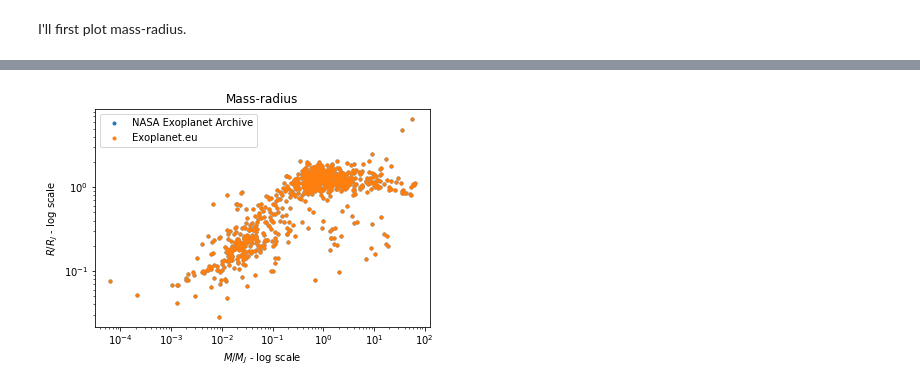
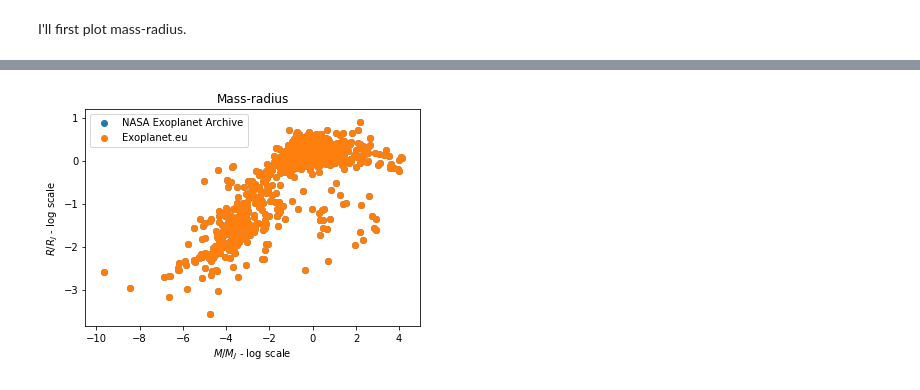
Before and after one commit to anaclb/exoplanets, a Jupyter notebook: read_file.ipynb, the cells around one changed output, grey strips where cells are left out. Cells and saved outputs as stored; diff of their text form; code cells hidden in the pictures.

```diff
--- a/read_file.ipynb
+++ b/read_file.ipynb
@@ -9,8 +9,8 @@ from sklearn.cluster import KMeans
    *  Mass, radius, orbital period, host star metallicity, eccentricity, equilibrium temperature.
    * Semimajor axis a may be relevant too
 # %%
-file_US="/home/bolacha/University/Project/code/data2-example/selection_US.rdb"
-file_EU="/home/bolacha/University/Project/code/data2-example/selection_EU.rdb"
+file_US="/home/bolacha/University/Project/code/data-example/all_data_US.rdb"
+file_EU="/home/bolacha/University/Project/code/data-example/all_data_EU.rdb"
 # %%
 def read_file(file, removeNaN=False, params=0):
     database = np.genfromtxt(file_EU, comments="--", skip_header=4,
@@ -177,12 +169,10 @@ M_EU_MRP, R_EU_MRP, T_EU_star = d_EU_MRP['obj_phys_mass_mjup'], d_EU_MRP['obj_ph
 # %%
-plt.plot(M_US_MRP, R_US_MRP, '.' ,label = "NASA Exoplanet Archive")
-plt.plot(M_EU_MRP, R_EU_MRP, '.' ,label = "Exoplanet.eu")
+plt.scatter(np.log(M_US_MRP), np.log(R_US_MRP), label = "NASA Exoplanet Archive")
+plt.scatter(np.log(M_EU_MRP), np.log(R_EU_MRP) ,label = "Exoplanet.eu")
 plt.xlabel(r"$M/M_J$ - log scale")
-plt.yscale('log')
-plt.xscale('log')
 plt.ylabel(r"$R/R_J$ - log scale")
 plt.title(r"Mass-radius")
 plt.legend()
 plt.show()
 # %% [output]
-[figure, old version]
+[figure, new version]
```
Also changed, not shown: parts of 9 cells of this notebook.
